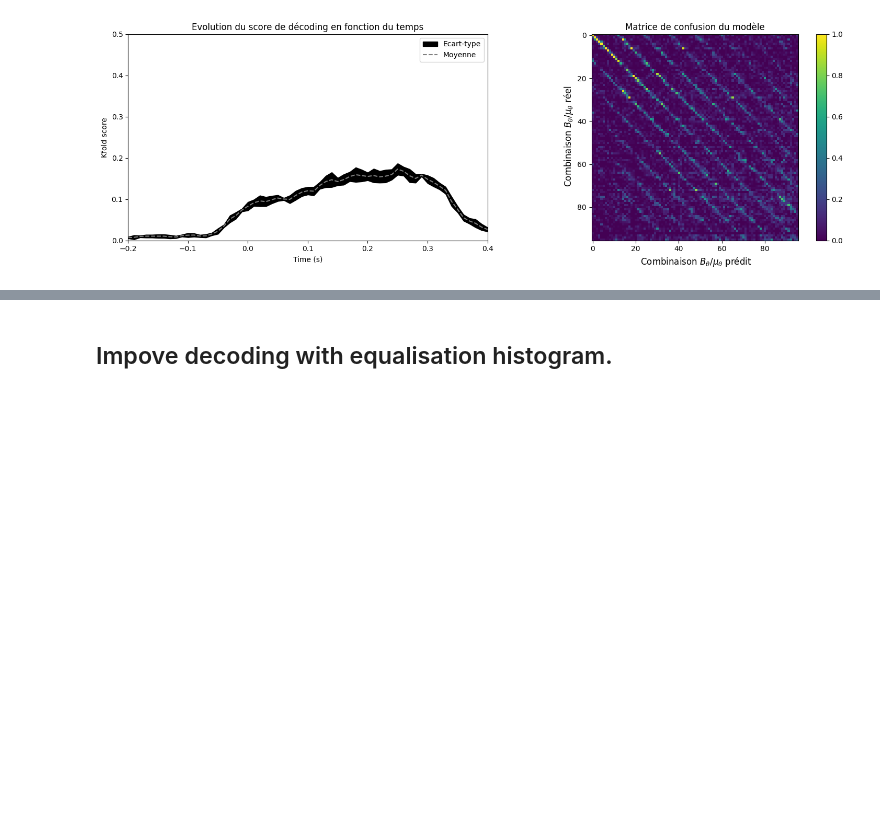
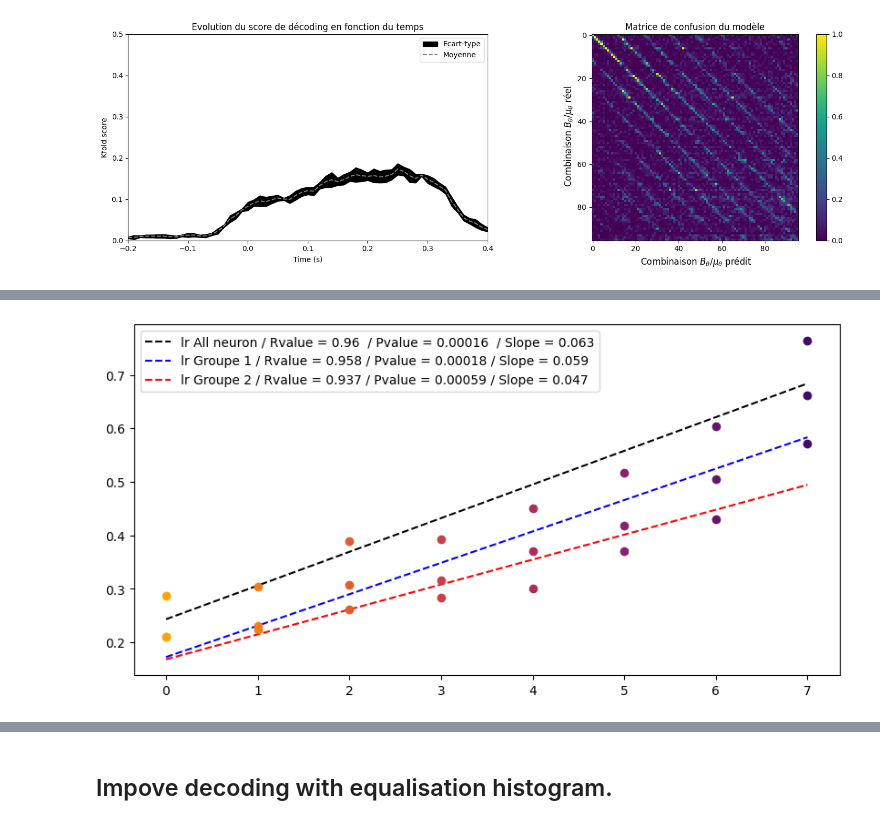
Before and after one commit to alexandre-laine/2023-INT-StageM1, a Jupyter notebook: Notebook/Figure_decoding.ipynb, the cells around one changed output, grey strips where cells are left out. Drawn from its saved outputs; the diff is of its cells as text; code cells hidden in the pictures; blank space fills up the shorter version.

```diff
--- a/Notebook/Figure_decoding.ipynb
+++ b/Notebook/Figure_decoding.ipynb
@@ -132,0 +135,24 @@ plt.show()
+# %%
+Matrice_theta_grp1=np.load("/home/alexandre/Documents/Decoding/postprocessing/data/Matrices_decoding_theta_grp1.npy")[0]
+Matrice_btheta_grp1=np.load("/home/alexandre/Documents/Decoding/postprocessing/data/Matrices_decoding_btheta_grp1.npy")[0]
+Matrice_theta_btheta_grp1=np.load("/home/alexandre/Documents/Decoding/postprocessing/data/Matrices_decoding_theta_btheta_grp1.npy")[0]
+
+Scores_mean_theta_grp1=np.load("/home/alexandre/Documents/Decoding/postprocessing/data/Scores_mean_decoding_theta_grp1.npy")[0]
+Scores_mean_btheta_grp1=np.load("/home/alexandre/Documents/Decoding/postprocessing/data/Scores_mean_decoding_btheta_grp1.npy")[0]
+Scores_mean_theta_btheta_grp1=np.load("/home/alexandre/Documents/Decoding/postprocessing/data/Scores_mean_decoding_theta_btheta_grp1.npy")[0]
+
+Scores_sd_theta_grp1=np.load("/home/alexandre/Documents/Decoding/postprocessing/data/Scores_sd_decoding_theta_grp1.npy")[0]
+Scores_sd_btheta_grp1=np.load("/home/alexandre/Documents/Decoding/postprocessing/data/Scores_sd_decoding_btheta_grp1.npy")[0]
+Scores_sd_theta_btheta_grp1=np.load("/home/alexandre/Documents/Decoding/postprocessing/data/Scores_sd_decoding_theta-btheta_grp1.npy")[0]
+
+Matrice_theta_grp2=np.load("/home/alexandre/Documents/Decoding/postprocessing/data/Matrices_decoding_theta_grp2.npy")[0]
+Matrice_btheta_grp2=np.load("/home/alexandre/Documents/Decoding/postprocessing/data/Matrices_decoding_btheta_grp2.npy")[0]
+Matrice_theta_btheta_grp2=np.load("/home/alexandre/Documents/Decoding/postprocessing/data/Matrices_decoding_theta_btheta_grp2.npy")[0]
+
+Scores_mean_theta_grp2=np.load("/home/alexandre/Documents/Decoding/postprocessing/data/Scores_mean_decoding_theta_grp2.npy")[0]
+Scores_mean_btheta_grp2=np.load("/home/alexandre/Documents/Decoding/postprocessing/data/Scores_mean_decoding_btheta_grp2.npy")[0]
+Scores_mean_theta_btheta_grp2=np.load("/home/alexandre/Documents/Decoding/postprocessing/data/Scores_mean_decoding_theta_btheta_grp2.npy")[0]
+
+Scores_sd_theta_grp2=np.load("/home/alexandre/Documents/Decoding/postprocessing/data/Scores_sd_decoding_theta_grp2.npy")[0]
+Scores_sd_btheta_grp2=np.load("/home/alexandre/Documents/Decoding/postprocessing/data/Scores_sd_decoding_btheta_grp2.npy")[0]
+Scores_sd_theta_btheta_grp2=np.load("/home/alexandre/Documents/Decoding/postprocessing/data/Scores_sd_decoding_theta-btheta_grp2.npy")[0]
@@ -132,0 +246,17 @@ plt.show()
+# %%
+X=np.linspace(0,7,8)
+Y=linregress(X,Scores_mean_theta[20:50,:].mean(axis=0))
+Y1=linregress(X,Scores_mean_theta_grp1[20:50,:].mean(axis=0))
+Y2=linregress(X,Scores_mean_theta_grp2[20:50,:].mean(axis=0))
+fig,ax=plt.subplots(figsize=(10,5))
+ax.plot(X,Y.intercept+Y.slope*X,label=f"lr All neuron / Rvalue = {round(Y.rvalue,3)}  / Pvalue = {round(Y.pvalue,5)}  / Slope = {round(Y.slope,3)}",linestyle="--",color="black")
+ax.plot(X,Y1.intercept+Y1.slope*X,label=f"lr Groupe 1 / Rvalue = {round(Y1.rvalue,3)} / Pvalue = {round(Y1.pvalue,5)} / Slope = {round(Y1.slope,3)}",linestyle="--",color="blue")
+ax.plot(X,Y2.intercept+Y2.slope*X,label=f"lr Groupe 2 / Rvalue = {round(Y2.rvalue,3)} / Pvalue = {round(Y2.pvalue,5)} / Slope = {round(Y2.slope,3)}",linestyle="--",color="red")
+ax.legend()
+for i in range(len(B_thetas)):
+    ax.plot(i,Scores_mean_theta[20:50,i].mean(axis=-1),"o",color=colors[i])
+    ax.plot(i,Scores_mean_theta_grp1[20:50,i].mean(axis=-1),"o",color=colors[i])
+    ax.plot(i,Scores_mean_theta_grp2[20:50,i].mean(axis=-1),"o",color=colors[i])
+plt.show()
+# %% [output]
+[figure, added]
```
Also changed, not shown: parts of 12 cells of this notebook, 29 other files.
